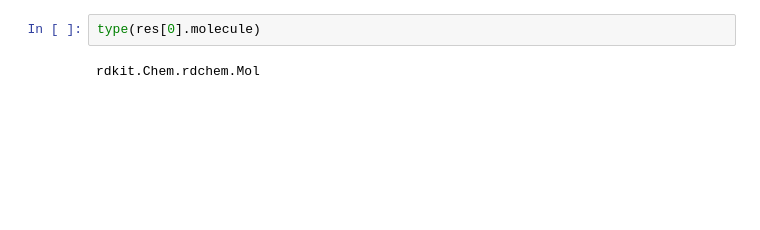
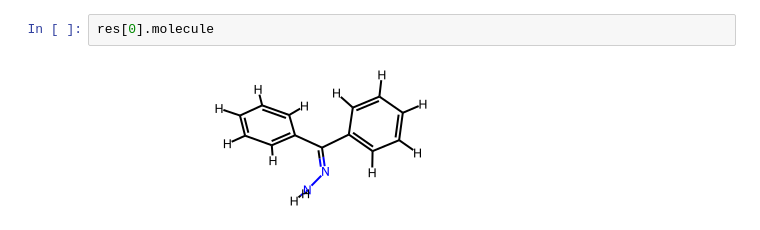
Before and after one commit to iuhgnor/chemicalite-orm, a Jupyter notebook: examples/demo.ipynb, the cells around one changed output. Cells and saved outputs as stored; diff of their text form; blank space fills up the shorter version.

```diff
--- a/examples/demo.ipynb
+++ b/examples/demo.ipynb
@@ -171,4 +168,4 @@ FROM compound
 # %%
-type(res[0].molecule)
+res[0].molecule
 # %% [output]
-rdkit.Chem.rdchem.Mol
+[figure, added]
```
Also changed, not shown: parts of 7 cells of this notebook, 1 other file.
